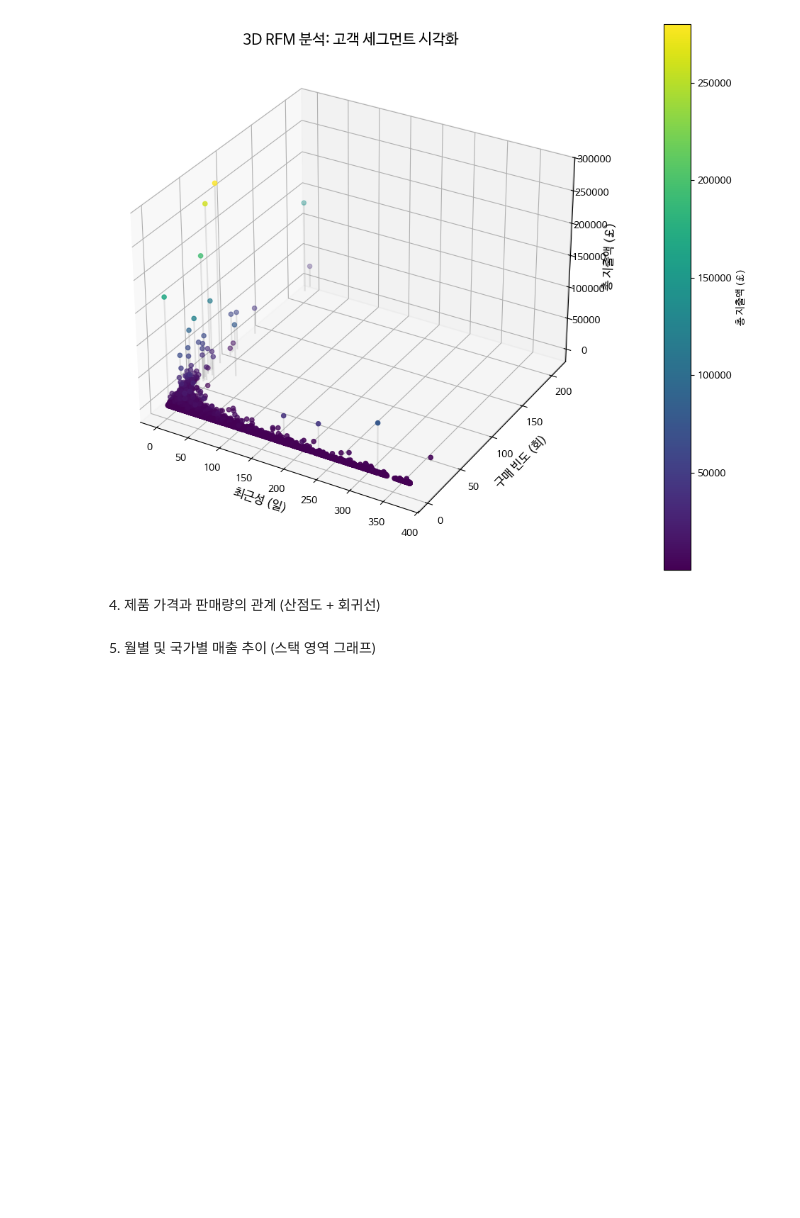
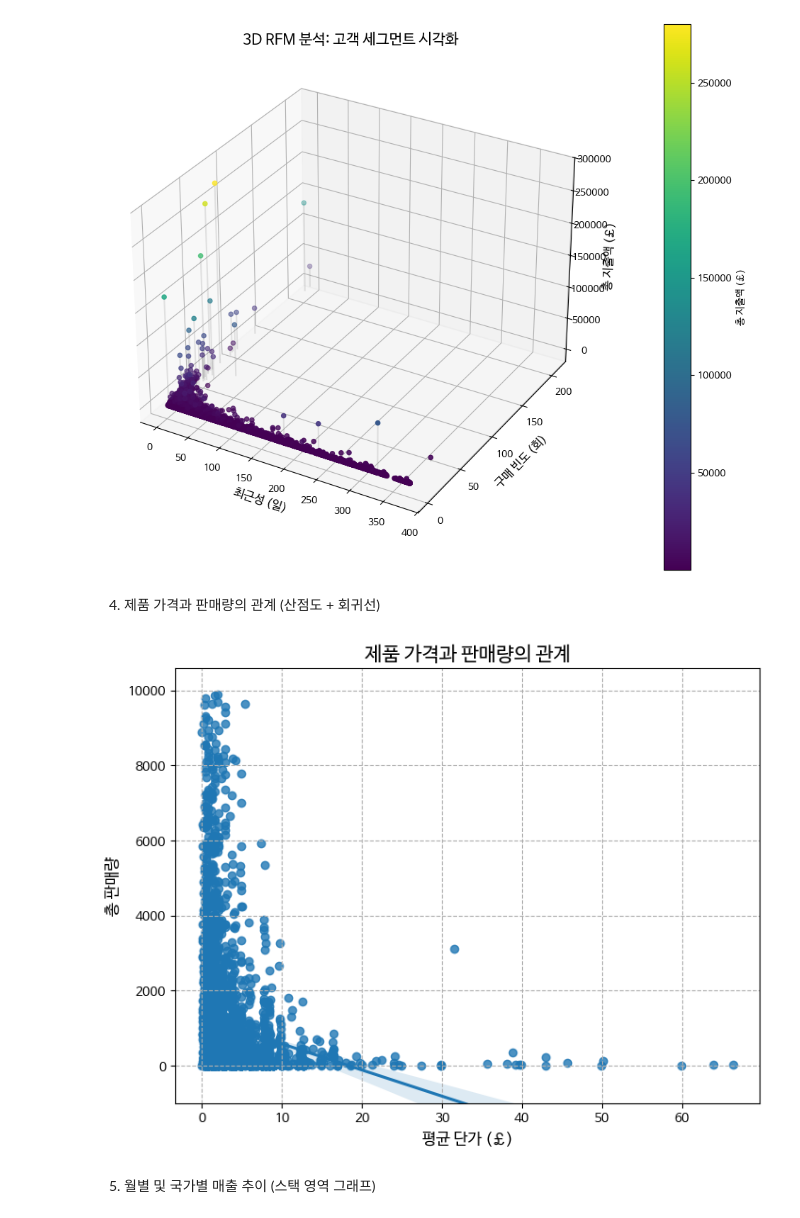
Before and after one commit to Hyunhee97/Data-Analysis-with-Open-Source, a Jupyter notebook: 오픈소스_데이터_분석_11강.ipynb, the cells around one changed output. Cells and saved outputs as stored; diff of their text form; code cells hidden in the pictures; blank space fills up the shorter version.

```diff
--- a/오픈소스_데이터_분석_11강.ipynb
+++ b/오픈소스_데이터_분석_11강.ipynb
@@ -538,28 +526,30 @@ plt.show()
 # %%
 ## 제품별 평균 단가 및 총 판매량 계산
 product_price_quantity = retail_data_clean.groupby('StockCode').agg({
     'UnitPrice': 'mean',
     'Quantity': 'sum'
 }).reset_index()
 
 ## 이상치 제거 (가격 100 미만, 판매량 10000 미만)
 filtered_products = product_price_quantity[
   (product_price_quantity['UnitPrice'] < 100) &
   (product_price_quantity['Quantity'] < 10000)
 ]
 
 ## 가격과 판매량의 관계 시각화 (회귀선 포함 산점도)
-plt.figure(figsize=(12, 8))
+plt.figure(figsize=(8, 6))
 # seaborn의 regplot을 이용하여 회귀선 포함 산점도를 출력
-
+sns.regplot(x='UnitPrice', y='Quantity', data=filtered_products)
 
 ## 그래프 제목 및 축 레이블 설정
 plt.title('제품 가격과 판매량의 관계', fontsize=15)
 plt.xlabel('평균 단가 (£)', fontsize=12)
 plt.ylabel('총 판매량', fontsize=12)
 plt.ylim(-1000, None) ## y축 시작점 설정
 plt.grid(linestyle='--') ## 그리드 추가
 plt.show()
+# %% [output]
+[figure, added]
 # %% [markdown]
 5. 월별 및 국가별 매출 추이 (스택 영역 그래프)
 # %%
```
Also changed, not shown: parts of 4 cells of this notebook.
